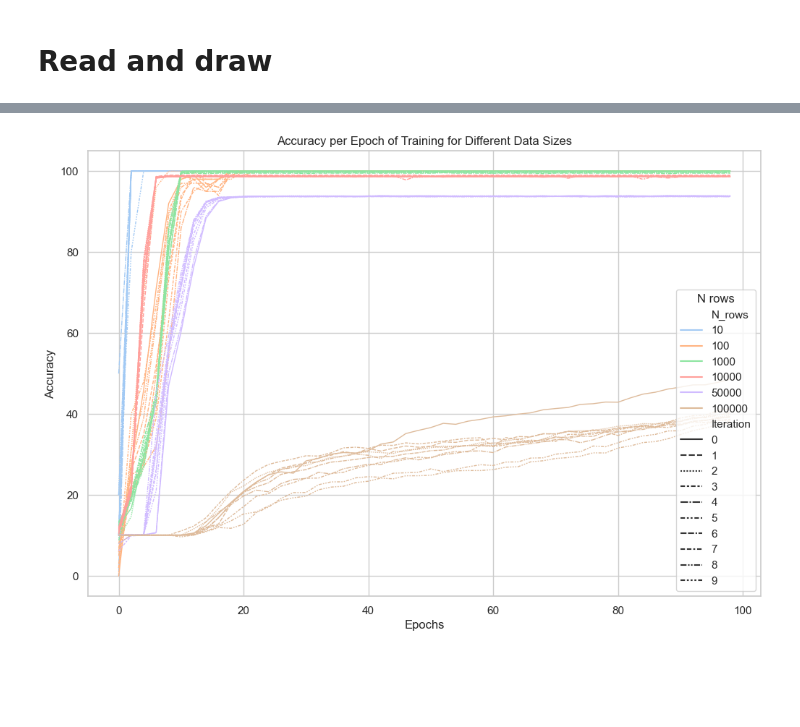
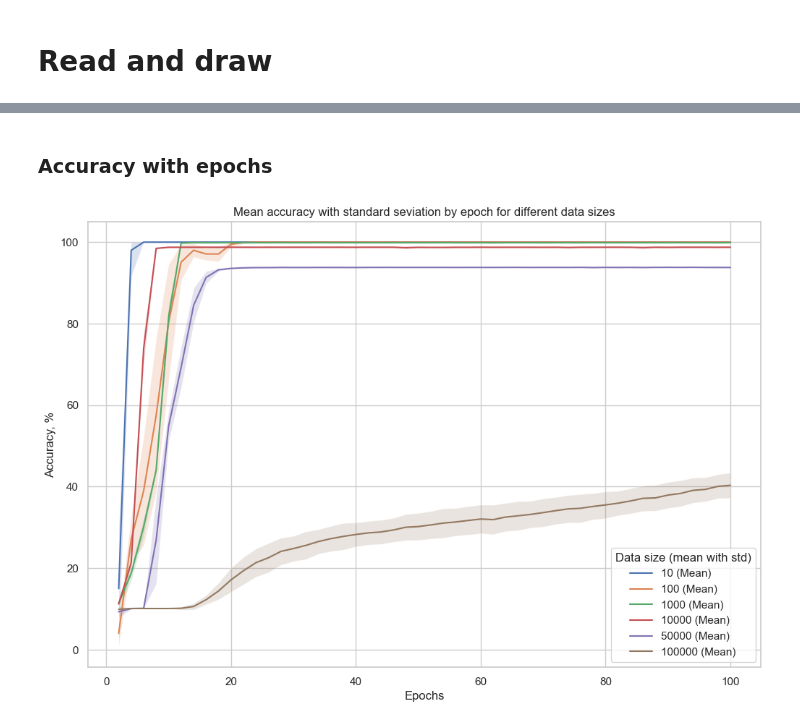
Before and after one commit to um-dacs-nlp/capacity, a Jupyter notebook: src/transformers/0.2_iter_trans.ipynb, the cells around one changed output, grey strips where cells are left out. Cells and saved outputs as stored; diff of their text form; code cells hidden in the pictures; blank space fills up the shorter version.

```diff
--- a/src/transformers/0.2_iter_trans.ipynb
+++ b/src/transformers/0.2_iter_trans.ipynb
@@ -342 +340,18 @@ print(results[50000][-10:])
 [interactive output not drawn]
+# %%
+# Flatten the data while preserving iterations within each N_rows group
+flattened_data = {"N_rows": [], "Iteration": [], "epochs": [], "Values": []}
+
+# Iterate over each dataset size
+for key, list_of_iterations in results.items():
+    # For each iteration in the dataset size
+    for i, iteration_list in enumerate(list_of_iterations):
+        # Flatten the iteration list with epochs multiplied by 2 (0, 2, 4, ..., 18)
+        for epoch, value in enumerate(iteration_list):
+            flattened_data["N_rows"].append(key)
+            flattened_data["Iteration"].append(i)
+            flattened_data["epochs"].append((epoch + 1) * 2)
+            flattened_data["Values"].append(value)
+
+# Convert to DataFrame for plotting
+results_melted = pd.DataFrame(flattened_data)
@@ -343,45 +360,46 @@ print(results[50000][-10:])
+# %% [markdown]
+### Accuracy with epochs
 # %%
-# Flatten the data while preserving iterations within each N_rows group
-flattened_data = {"N_rows": [], "Iteration": [], "epochs": [], "Values": []}
+# # Assuming the same flattened_data structure from the previous code
+# # Convert to DataFrame for plotting
+# results_melted = pd.DataFrame(flattened_data)
 
-# Iterate over each dataset size
-for key, list_of_iterations in results.items():
-    # For each iteration in the dataset size
-    for i, iteration_list in enumerate(list_of_iterations):
-        # Flatten the iteration list with epochs multiplied by 2 (0, 2, 4, ..., 18)
-        for epoch, value in enumerate(iteration_list):
-            flattened_data["N_rows"].append(key)
-            flattened_data["Iteration"].append(i)
-            flattened_data["epochs"].append(epoch * 2)
-            flattened_data["Values"].append(value)
-
-# Convert to DataFrame for plotting
-results_melted = pd.DataFrame(flattened_data)
+# Calculate the mean and standard deviation for each N_rows and epoch
+mean_std = (
+    results_melted.groupby(["N_rows", "epochs"])
+    .agg(mean_value=("Values", "mean"), std_value=("Values", "std"))
+    .reset_index()
+)
 
 # Set Seaborn style and pastel color palette for unique colors per N_rows
 sns.set(style="whitegrid")
 palette = sns.color_palette("pastel", n_colors=len(results))
 
-# Plot with Seaborn, using both N_rows (dataset size) and Iteration as identifiers
+# Plot 1: Line plot with shaded standard deviation
 plt.figure(figsize=(12, 8))
-sns.lineplot(
-    data=results_melted,
-    x="epochs",
-    y="Values",
-    hue="N_rows",
-    style="Iteration",
-    palette=palette,
-    linewidth=1,
-)
+for n_rows in mean_std["N_rows"].unique():
+    subset = mean_std[mean_std["N_rows"] == n_rows]
+    mean_values = subset["mean_value"]
+    std_values = subset["std_value"]
+
+    # Calculate the upper and lower bounds and clip them between 0 and 100
+    upper_bound = np.clip(mean_values + std_values, 0, 100)
+    lower_bound = np.clip(mean_values - std_values, 0, 100)
+
+    # Plot the mean line
+    plt.plot(subset["epochs"], mean_values, label=f"{n_rows} (Mean)")
+
+    # Plot the shaded region with clipped bounds
+    plt.fill_between(subset["epochs"], lower_bound, upper_bound, alpha=0.2)
 
 # Add labels and legend
 plt.xlabel("Epochs")
-plt.ylabel("Accuracy")
-plt.title("Accuracy per Epoch of Training for Different Data Sizes")
-plt.legend(title="N rows")
+plt.ylabel("Accuracy, %")
+plt.title("Mean accuracy with standard seviation by epoch for different data sizes")
+plt.legend(title="Data size (mean with std)")
 
-# Show the plot
+# Show the first plot
 plt.show()
 # %% [output]
-[figure, old version]
+[figure, new version]
 [interactive output not drawn]
```
Also changed, not shown: parts of 6 cells of this notebook.
